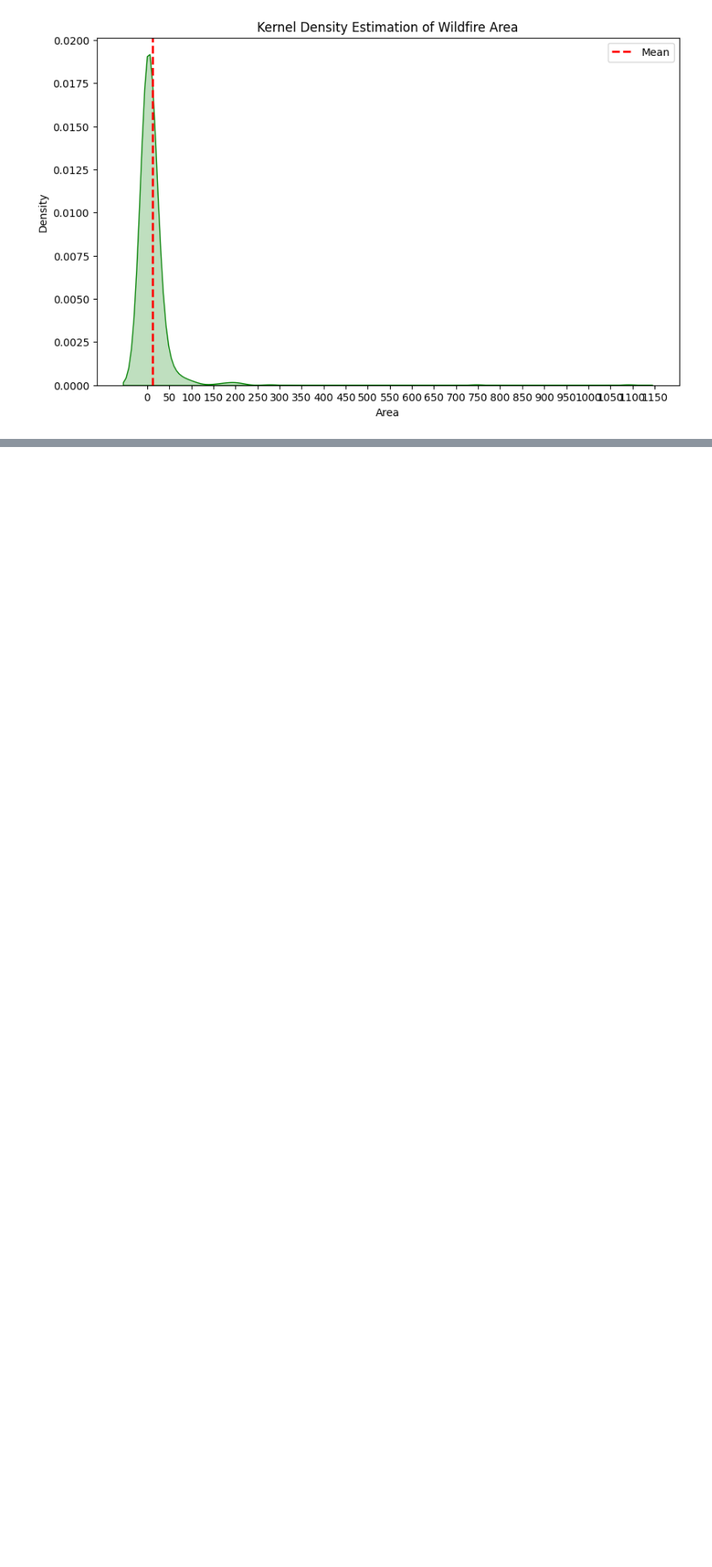
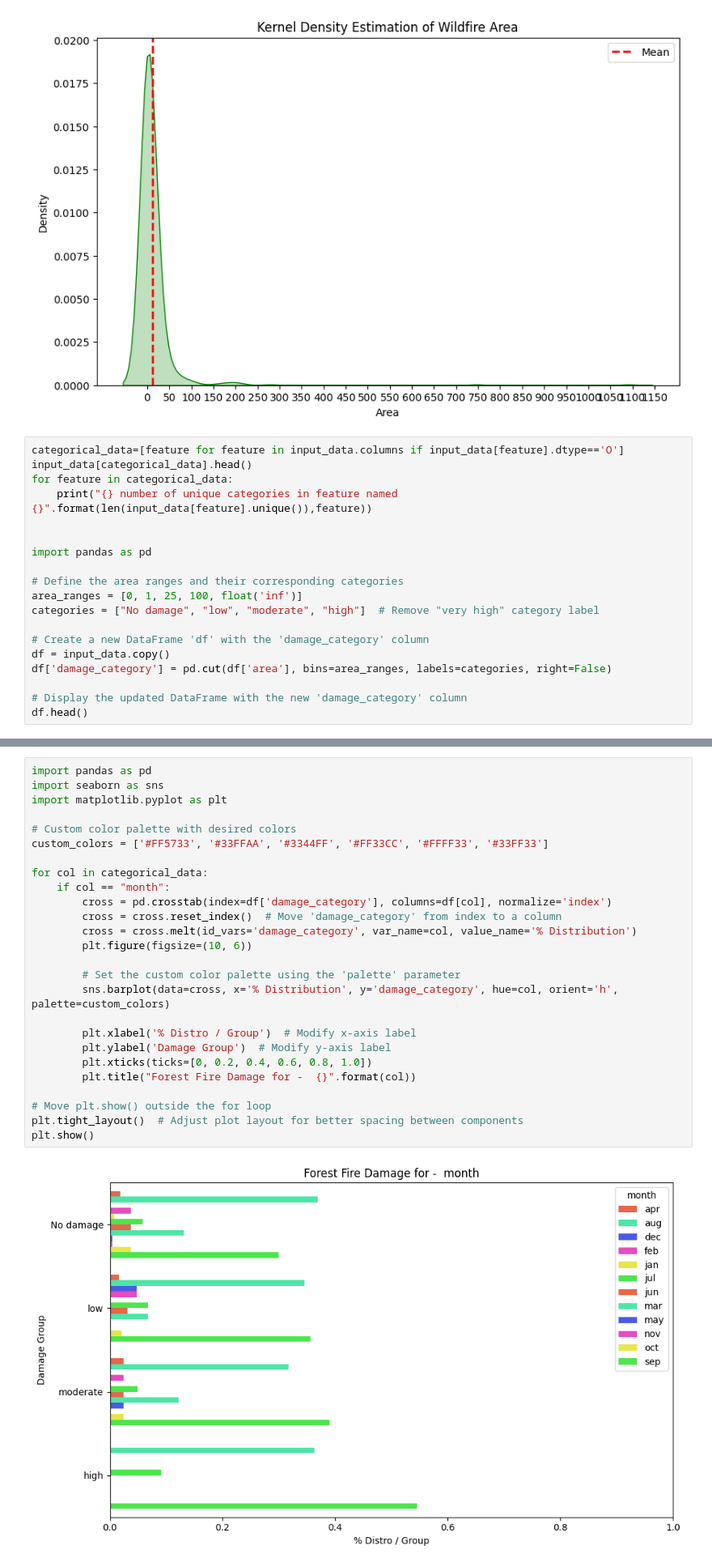
Before and after one commit to aniket-work/high_dimensional_space_data_project, a Jupyter notebook: svm_wildfire_predictions.ipynb, the cells around one changed output, grey strips where cells are left out. Shown: that part at 81% size. Cells and saved outputs as stored; diff of their text form; blank space fills up the shorter version.

```diff
--- a/svm_wildfire_predictions.ipynb
+++ b/svm_wildfire_predictions.ipynb
@@ -100,3 +100,22 @@ Kurtosis: 194.1407210942299
 `shade` is now deprecated in favor of `fill`; setting `fill=True`.
 This will become an error in seaborn v0.14.0; please update your code.
 [figure]
+# %%
+categorical_data=[feature for feature in input_data.columns if input_data[feature].dtype=='O']
+input_data[categorical_data].head()
+for feature in categorical_data:
+    print("{} number of unique categories in feature named {}".format(len(input_data[feature].unique()),feature))
+
+
+import pandas as pd
+
+# Define the area ranges and their corresponding categories
+area_ranges = [0, 1, 25, 100, float('inf')]
+categories = ["No damage", "low", "moderate", "high"]  # Remove "very high" category label
+
+# Create a new DataFrame 'df' with the 'damage_category' column
+df = input_data.copy()
+df['damage_category'] = pd.cut(df['area'], bins=area_ranges, labels=categories, right=False)
+
+# Display the updated DataFrame with the new 'damage_category' column
+df.head()
@@ -102,0 +131,28 @@ This will become an error in seaborn v0.14.0; please update your code.
+# %%
+import pandas as pd
+import seaborn as sns
+import matplotlib.pyplot as plt
+
+# Custom color palette with desired colors
+custom_colors = ['#FF5733', '#33FFAA', '#3344FF', '#FF33CC', '#FFFF33', '#33FF33']
+
+for col in categorical_data:
+    if col == "month":
+        cross = pd.crosstab(index=df['damage_category'], columns=df[col], normalize='index')
+        cross = cross.reset_index()  # Move 'damage_category' from index to a column
+        cross = cross.melt(id_vars='damage_category', var_name=col, value_name='% Distribution')
+        plt.figure(figsize=(10, 6))
+
+        # Set the custom color palette using the 'palette' parameter
+        sns.barplot(data=cross, x='% Distribution', y='damage_category', hue=col, orient='h', palette=custom_colors)
+
+        plt.xlabel('% Distro / Group')  # Modify x-axis label
+        plt.ylabel('Damage Group')  # Modify y-axis label
+        plt.xticks(ticks=[0, 0.2, 0.4, 0.6, 0.8, 1.0])
+        plt.title("Forest Fire Damage for -  {}".format(col))
+
+# Move plt.show() outside the for loop
+plt.tight_layout()  # Adjust plot layout for better spacing between components
+plt.show()
+# %% [output]
+[figure, added]
```
Also changed, not shown: parts of 2 cells of this notebook.
